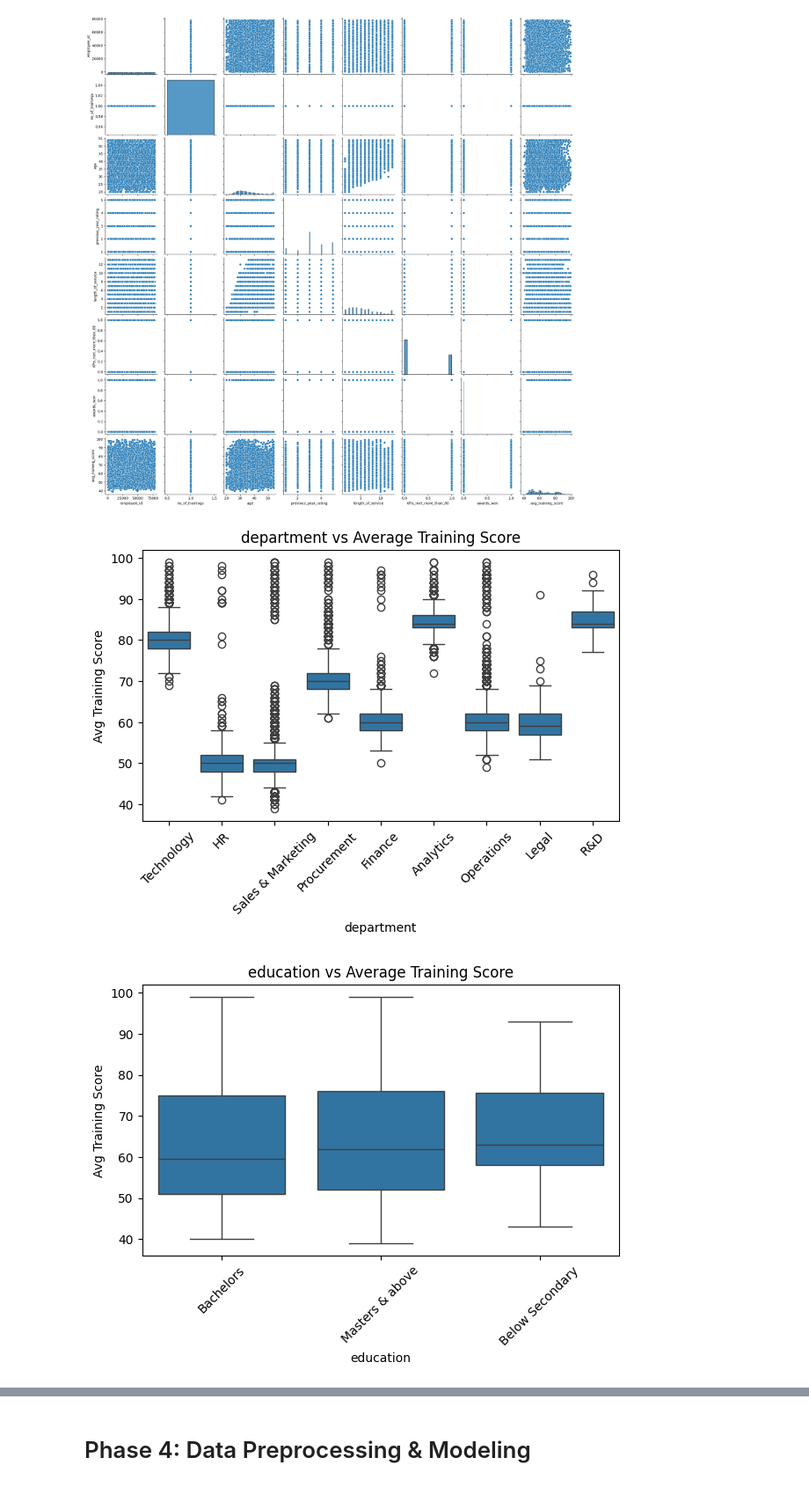
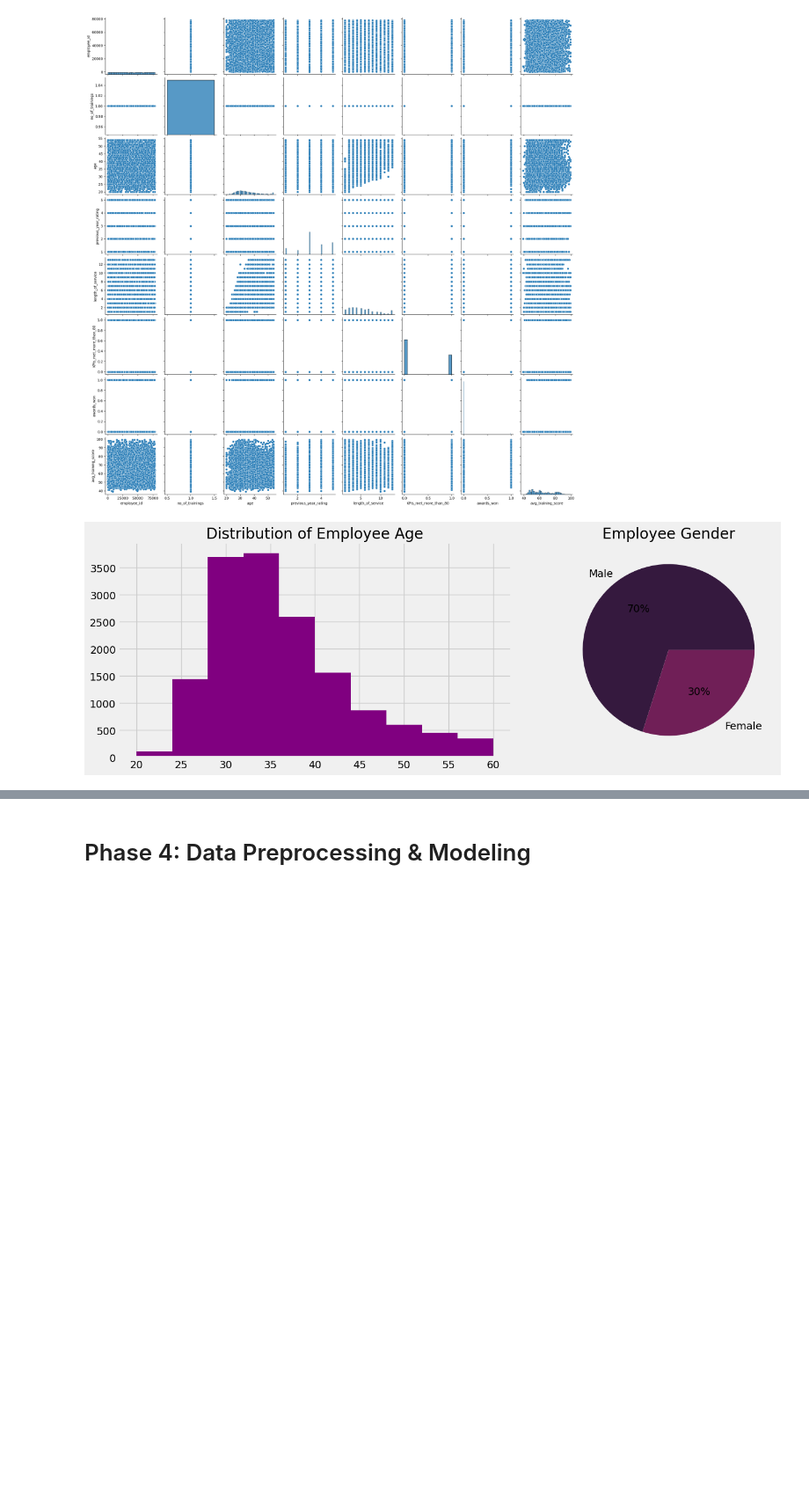
Before and after one commit to Melissiasamir/Employee-Segmentation-Clustering, a Jupyter notebook: Notebooks/notebook.ipynb, the cells around one changed output, grey strips where cells are left out. Shown at 88% size. Saved outputs shown, nothing was run; the diff lists cells and outputs as text; code cells hidden in the pictures; blank space fills up the shorter version.

```diff
--- a/Notebooks/notebook.ipynb
+++ b/Notebooks/notebook.ipynb
@@ -191,3 +216,2 @@ df['education'] = df['education'].fillna(df['education'].mode()[0])
 # %%
-# Fill missing 'previous_year_rating' with the median value
-df['previous_year_rating'] = df['previous_year_rating'].fillna(df['previous_year_rating'].median())
+df[df['previous_year_rating'].isna()]
@@ -194,3 +232,5 @@ df['previous_year_rating'] = df['previous_year_rating'].fillna(df['previous_year
+# %%
+df.dropna(inplace=True)
 # %%
 # Verify that missing values are handled
 print("✅ Missing values after filling:")
@@ -224,6 +276,4 @@ np.int64(2)
 # %%
 df.drop_duplicates(inplace=True)
 # %%
-# Confirm removal
-print("✅ Duplicates removed successfully!")
-print("🔹 New dataset shape:", df.shape)
+df.drop(columns=['employee_id'], inplace=True)
@@ -249,15 +348,0 @@ for col in num_cols:
-# %%
-# Handling outliers based on boxplot observations using IQR Capping method
-num_cols = ['no_of_trainings', 'age', 'length_of_service', 'avg_training_score']
-
-for col in num_cols:
-    Q1 = df[col].quantile(0.25)
-    Q3 = df[col].quantile(0.75)
-    IQR = Q3 - Q1
-    lower = Q1 - 1.5 * IQR
-    upper = Q3 + 1.5 * IQR
-
-    # Apply capping
-    df[col] = df[col].apply(lambda x: upper if x > upper else (lower if x < lower else x))
-
-print("✅ Outliers handled successfully!")
@@ -313,17 +369,13 @@ plt.show()
 # %% [output]
 [figure]
 # %%
-# Categorical vs training score
-categorical_features = ['department', 'education', 'KPIs_met_more_than_80', 'awards_won']
-
-for col in categorical_features:
-    plt.figure(figsize=(7,4))
-    sns.boxplot(x=col, y='avg_training_score', data=df)
-    plt.xticks(rotation=45)
-    plt.title(f"{col} vs Average Training Score")
-    plt.xlabel(col)
-    plt.ylabel("Avg Training Score")
-    plt.show()
+plt.style.use("fivethirtyeight")
+fig,ax=plt.subplots(ncols=2,nrows=1,figsize=(15,5))
+palette_color = sns.color_palette('rocket')
+ax[0].hist(x=df['age'],color='purple')
+ax[0].set_title("Distribution of Employee Age")
+ax[1].pie(df['gender'].value_counts(),autopct='%1.f%%',colors=palette_color,labels=['Male','Female'])
+ax[1].set_title("Employee Gender")
+plt.tight_layout();
 # %% [output]
-[figure, old version]
+[figure, new version]
-[figure, removed]
```
Also changed, not shown: parts of 72 cells of this notebook, 1 other file.
